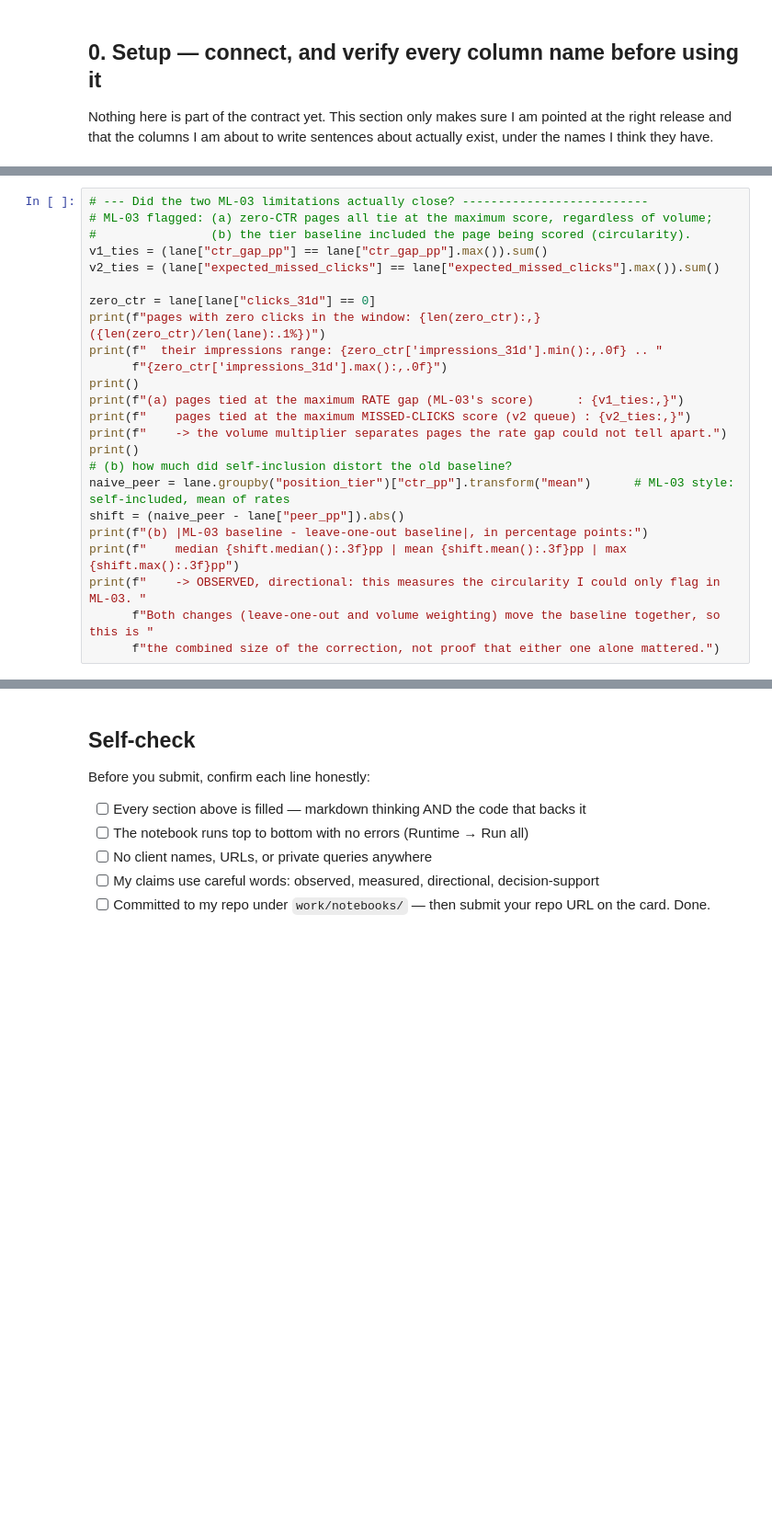
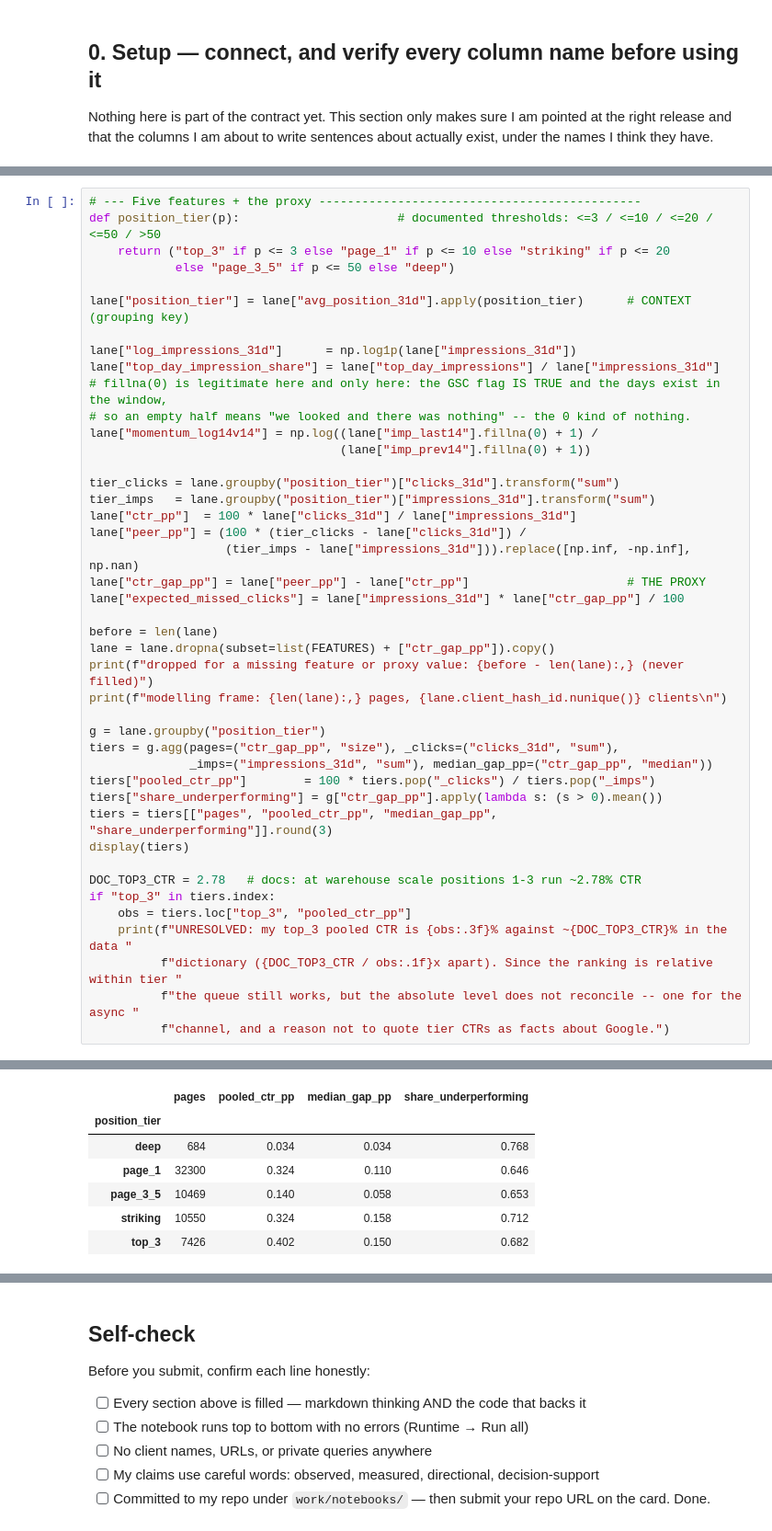
Before and after one commit to widadfatimakhan/flyrank-internship-ml, a Jupyter notebook: work/notebooks/w03_data_contract.ipynb, the cells around one changed output, grey strips where cells are left out. Shown at 92% size. Drawn from its saved outputs; the diff is of its cells as text; blank space fills up the shorter version.

```diff
--- a/work/notebooks/w03_data_contract.ipynb
+++ b/work/notebooks/w03_data_contract.ipynb
@@ -642,25 +569,44 @@ Peer baseline per tier (leave-one-out is per row; pooled values shown for readab
 # %%
-# --- Did the two ML-03 limitations actually close? --------------------------
-# ML-03 flagged: (a) zero-CTR pages all tie at the maximum score, regardless of volume;
-#                (b) the tier baseline included the page being scored (circularity).
-v1_ties = (lane["ctr_gap_pp"] == lane["ctr_gap_pp"].max()).sum()
-v2_ties = (lane["expected_missed_clicks"] == lane["expected_missed_clicks"].max()).sum()
+# --- Five features + the proxy ---------------------------------------------
+def position_tier(p):                      # documented thresholds: <=3 / <=10 / <=20 / <=50 / >50
+    return ("top_3" if p <= 3 else "page_1" if p <= 10 else "striking" if p <= 20
+            else "page_3_5" if p <= 50 else "deep")
 
-zero_ctr = lane[lane["clicks_31d"] == 0]
-print(f"pages with zero clicks in the window: {len(zero_ctr):,} ({len(zero_ctr)/len(lane):.1%})")
-print(f"  their impressions range: {zero_ctr['impressions_31d'].min():,.0f} .. "
-      f"{zero_ctr['impressions_31d'].max():,.0f}")
-print()
-print(f"(a) pages tied at the maximum RATE gap (ML-03's score)      : {v1_ties:,}")
-print(f"    pages tied at the maximum MISSED-CLICKS score (v2 queue) : {v2_ties:,}")
-print(f"    -> the volume multiplier separates pages the rate gap could not tell apart.")
-print()
-# (b) how much did self-inclusion distort the old baseline?
-naive_peer = lane.groupby("position_tier")["ctr_pp"].transform("mean")      # ML-03 style: self-included, mean of rates
-shift = (naive_peer - lane["peer_pp"]).abs()
-print(f"(b) |ML-03 baseline - leave-one-out baseline|, in percentage points:")
-print(f"    median {shift.median():.3f}pp | mean {shift.mean():.3f}pp | max {shift.max():.3f}pp")
-print(f"    -> OBSERVED, directional: this measures the circularity I could only flag in ML-03. "
-      f"Both changes (leave-one-out and volume weighting) move the baseline together, so this is "
-      f"the combined size of the correction, not proof that either one alone mattered.")
+lane["position_tier"] = lane["avg_position_31d"].apply(position_tier)      # CONTEXT (grouping key)
+
+lane["log_impressions_31d"]      = np.log1p(lane["impressions_31d"])
+lane["top_day_impression_share"] = lane["top_day_impressions"] / lane["impressions_31d"]
+# fillna(0) is legitimate here and only here: the GSC flag IS TRUE and the days exist in the window,
+# so an empty half means "we looked and there was nothing" -- the 0 kind of nothing.
+lane["momentum_log14v14"] = np.log((lane["imp_last14"].fillna(0) + 1) /
+                                   (lane["imp_prev14"].fillna(0) + 1))
+
+tier_clicks = lane.groupby("position_tier")["clicks_31d"].transform("sum")
+tier_imps   = lane.groupby("position_tier")["impressions_31d"].transform("sum")
+lane["ctr_pp"]  = 100 * lane["clicks_31d"] / lane["impressions_31d"]
+lane["peer_pp"] = (100 * (tier_clicks - lane["clicks_31d"]) /
+                   (tier_imps - lane["impressions_31d"])).replace([np.inf, -np.inf], np.nan)
+lane["ctr_gap_pp"] = lane["peer_pp"] - lane["ctr_pp"]                      # THE PROXY
+lane["expected_missed_clicks"] = lane["impressions_31d"] * lane["ctr_gap_pp"] / 100
+
+before = len(lane)
+lane = lane.dropna(subset=list(FEATURES) + ["ctr_gap_pp"]).copy()
+print(f"dropped for a missing feature or proxy value: {before - len(lane):,} (never filled)")
+print(f"modelling frame: {len(lane):,} pages, {lane.client_hash_id.nunique()} clients\n")
+
+g = lane.groupby("position_tier")
+tiers = g.agg(pages=("ctr_gap_pp", "size"), _clicks=("clicks_31d", "sum"),
+              _imps=("impressions_31d", "sum"), median_gap_pp=("ctr_gap_pp", "median"))
+tiers["pooled_ctr_pp"]        = 100 * tiers.pop("_clicks") / tiers.pop("_imps")
+tiers["share_underperforming"] = g["ctr_gap_pp"].apply(lambda s: (s > 0).mean())
+tiers = tiers[["pages", "pooled_ctr_pp", "median_gap_pp", "share_underperforming"]].round(3)
+display(tiers)
+
+DOC_TOP3_CTR = 2.78   # docs: at warehouse scale positions 1-3 run ~2.78% CTR
+if "top_3" in tiers.index:
+    obs = tiers.loc["top_3", "pooled_ctr_pp"]
+    print(f"UNRESOLVED: my top_3 pooled CTR is {obs:.3f}% against ~{DOC_TOP3_CTR}% in the data "
+          f"dictionary ({DOC_TOP3_CTR / obs:.1f}x apart). Since the ranking is relative within tier "
+          f"the queue still works, but the absolute level does not reconcile -- one for the async "
+          f"channel, and a reason not to quote tier CTRs as facts about Google.")
 # %% [output]
@@ -676,0 +615,7 @@ pages with zero clicks in the window: 10,783 (17.4%)
+|  | pages | pooled_ctr_pp | median_gap_pp | share_underperforming |
+| position_tier |  |  |  |  |
+| deep | 684 | 0.034 | 0.034 | 0.768 |
+| page_1 | 32300 | 0.324 | 0.110 | 0.646 |
+| page_3_5 | 10469 | 0.140 | 0.058 | 0.653 |
+| striking | 10550 | 0.324 | 0.158 | 0.712 |
+| top_3 | 7426 | 0.402 | 0.150 | 0.682 |
```
Also changed, not shown: parts of 32 cells of this notebook.
